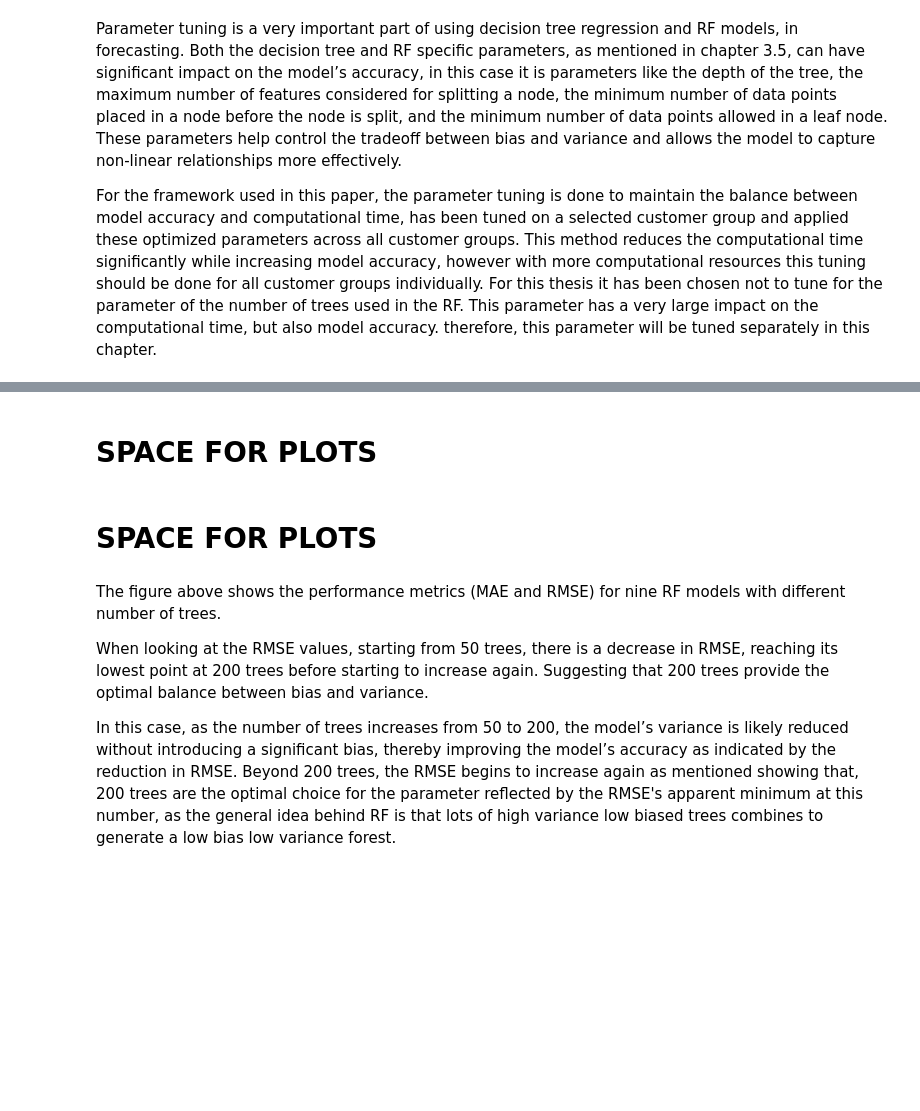
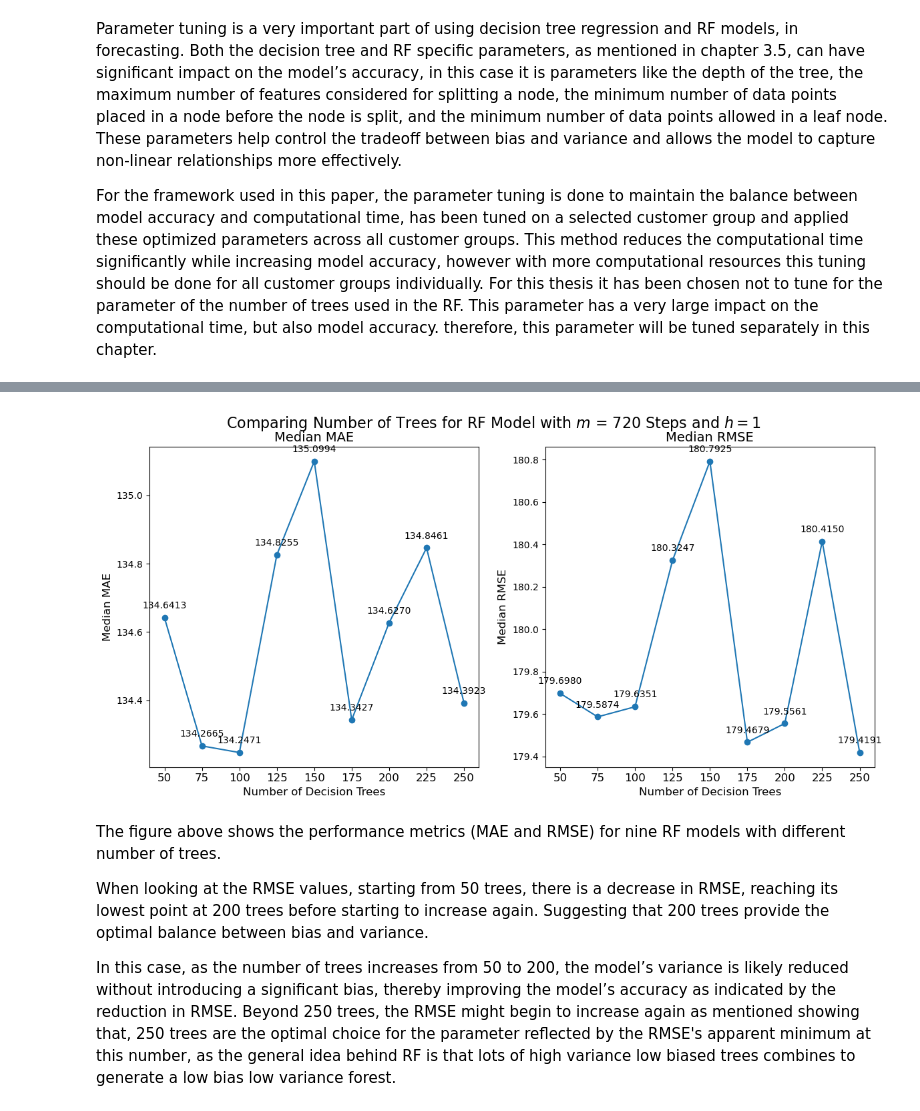
Before and after one commit to madsh0402/Forecasting-energy-consumption, a Jupyter notebook: Forecasting/Random Forrest tuning parameters.ipynb, the cells around one changed output, grey strips where cells are left out. Cells and saved outputs as stored; diff of their text form; code cells hidden in the pictures; blank space fills up the shorter version.

```diff
--- a/Forecasting/Random Forrest tuning parameters.ipynb
+++ b/Forecasting/Random Forrest tuning parameters.ipynb
@@ -9,4 +6,0 @@ For the framework used in this paper, the parameter tuning is done to maintain t
-# %% [markdown]
-# SPACE FOR PLOTS
-# %% [markdown]
-# SPACE FOR PLOTS
@@ -13,6 +41,54 @@ For the framework used in this paper, the parameter tuning is done to maintain t
+# %%
+# Define a function to plot metrics for ntree datasets
+def plot_metric(ax, metric_name):
+    # Calculate median metric values for each ntree file
+    median_metrics = {
+        '50': ntree50_results[metric_name].median(),
+        '75': ntree75_results[metric_name].median(),
+        '100': ntree100_results[metric_name].median(),
+        '125': ntree125_results[metric_name].median(),
+        '150': ntree150_results[metric_name].median(),
+        '175': ntree175_results[metric_name].median(),
+        '200': ntree200_results[metric_name].median(),
+        '225': ntree225_results[metric_name].median(),
+        '250': ntree250_results[metric_name].median(),
+    }
+
+    # Create a DataFrame from the dictionary
+    df = pd.DataFrame(list(median_metrics.items()), columns=['ntree value', metric_name])
+
+    # Scatter and line plot
+    ax.scatter(df['ntree value'], df[metric_name], color='#1f77b4')
+    ax.plot(df['ntree value'], df[metric_name], color='#1f77b4')
+
+    # Annotating each point
+    for i, txt in enumerate(df[metric_name]):
+        ax.annotate(f"{txt:.4f}", (df['ntree value'][i], df[metric_name][i]), textcoords="offset points", xytext=(0,10), ha='center', fontsize=10)
+
+    # Setting labels, title, and x-tick labels with a 45-degree rotation
+    ax.set_title(f'Median {metric_name}', fontsize=14)
+    ax.set_xlabel('Number of Decision Trees', fontsize=12)
+    ax.set_ylabel(f'Median {metric_name}', fontsize=12)
+    ax.tick_params(axis='both', which='major', labelsize=10)
+    ax.set_xticklabels(df['ntree value'], fontsize = 12)
+
+# Create a 1x2 subplot for MAE and RMSE
+fig, (ax1, ax2) = plt.subplots(1, 2, figsize=(12, 6))
+
+plot_metric(ax1, 'MAE')
+plot_metric(ax2, 'RMSE')
+
+# Adjust layout and add an overall title with Mathtext
+plt.tight_layout()
+fig.subplots_adjust(top=0.9)
+fig.suptitle('Comparing Number of Trees for RF Model with $m$ = 720 Steps and $h=1$', fontsize=16)
+
+plt.show()
+# %% [output]
+[figure, added]
 # %% [markdown]
 The figure above shows the performance metrics (MAE and RMSE) for nine RF models with different number of trees.
 
 When looking at the RMSE values, starting from 50 trees, there is a decrease in RMSE, reaching its lowest point at 200 trees before starting to increase again. Suggesting that 200 trees provide the optimal balance between bias and variance.
 
-In this case, as the number of trees increases from 50 to 200, the model’s variance is likely reduced without introducing a significant bias, thereby improving the model’s accuracy as indicated by the reduction in RMSE. Beyond 200 trees, the RMSE begins to increase again as mentioned showing that, 200 trees are the optimal choice for the parameter reflected by the RMSE's apparent minimum at this number, as the general idea behind RF is that lots of high variance low biased trees combines to generate a low bias low variance forest.
+In this case, as the number of trees increases from 50 to 200, the model’s variance is likely reduced without introducing a significant bias, thereby improving the model’s accuracy as indicated by the reduction in RMSE. Beyond 250 trees, the RMSE might begin to increase again as mentioned showing that, 250 trees are the optimal choice for the parameter reflected by the RMSE's apparent minimum at this number, as the general idea behind RF is that lots of high variance low biased trees combines to generate a low bias low variance forest.
```
Also changed, not shown: parts of 4 cells of this notebook, 8 other files.
